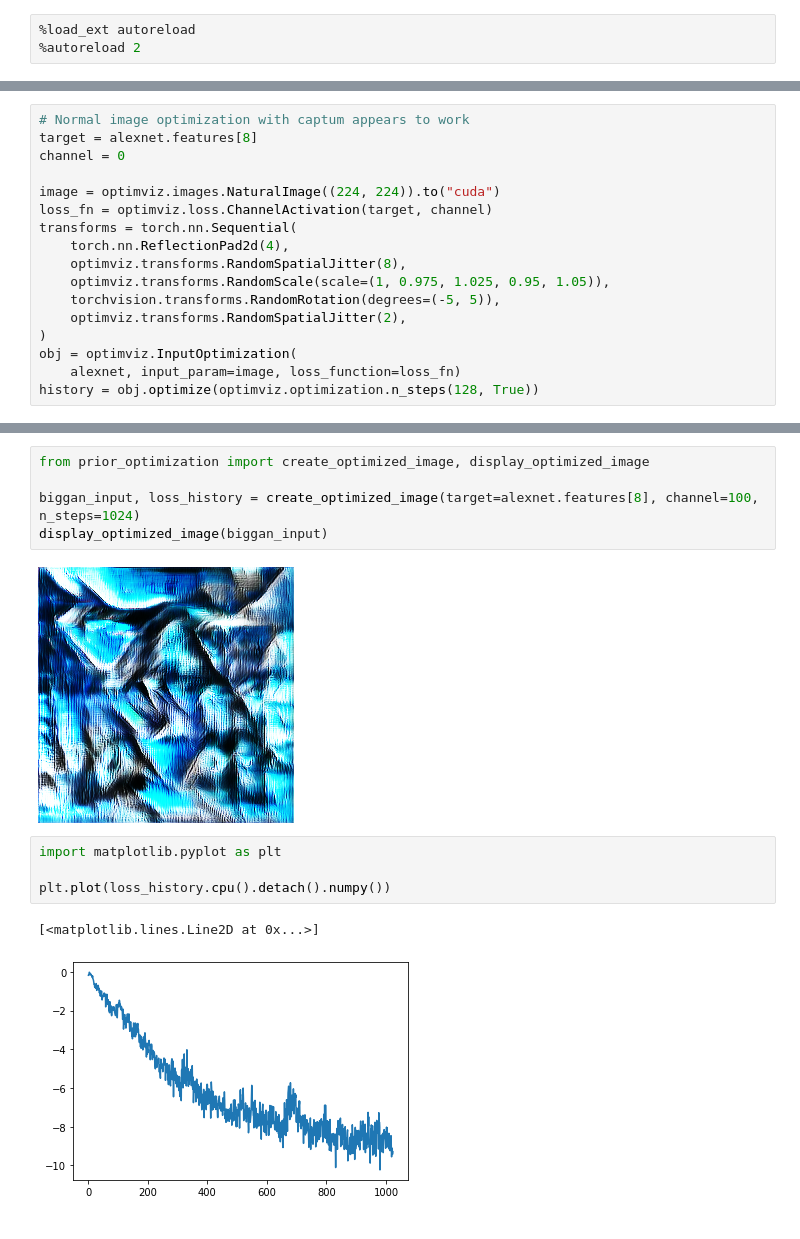
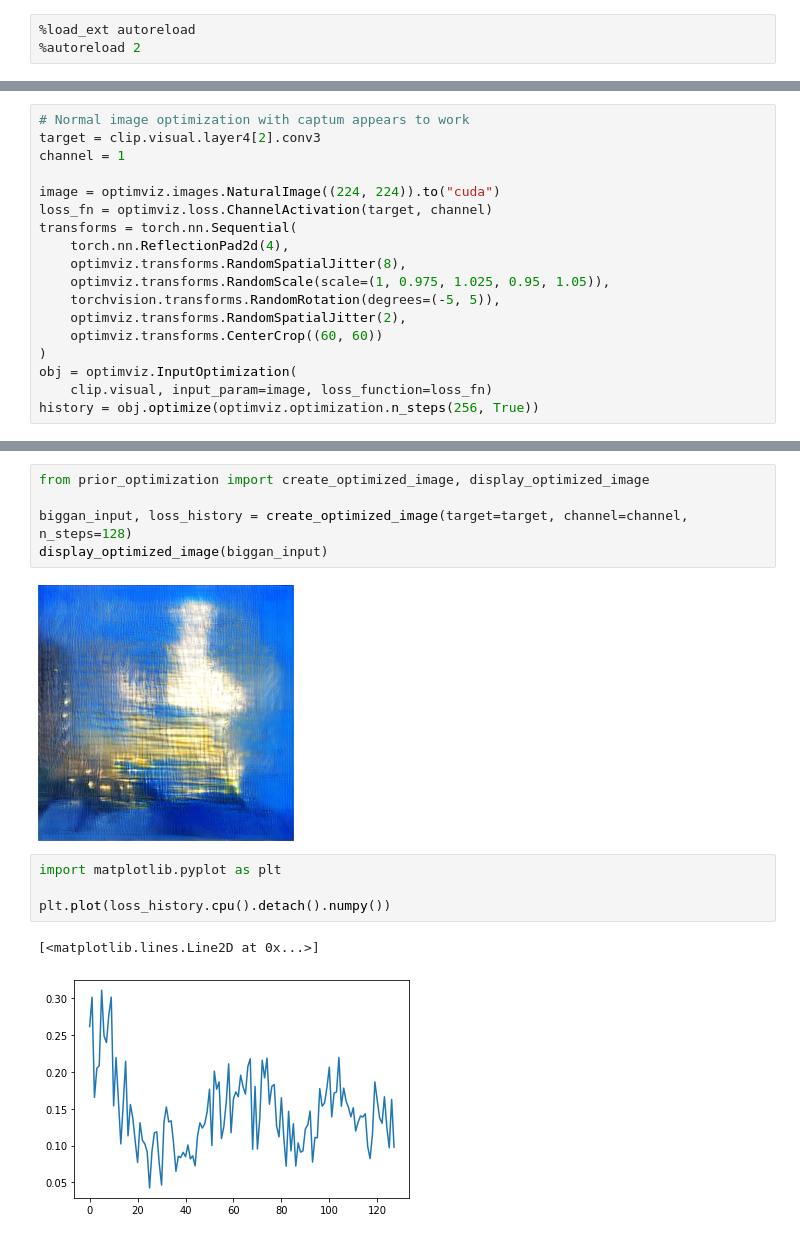
Before and after one commit to jackaldenryan/231nFinalProject, a Jupyter notebook: realization.ipynb, the cells around one changed output, grey strips where cells are left out. Drawn from its saved outputs; the diff is of its cells as text.

Commit message:
Try using clip (probably not worth)

```diff
--- a/realization.ipynb
+++ b/realization.ipynb
@@ -32,7 +31,7 @@ AlexNet(
 # %%
 # Normal image optimization with captum appears to work
-target = alexnet.features[8]
-channel = 0
+target = clip.visual.layer4[2].conv3
+channel = 1
 
 image = optimviz.images.NaturalImage((224, 224)).to("cuda")
 loss_fn = optimviz.loss.ChannelActivation(target, channel)
@@ -42,10 +41,11 @@ transforms = torch.nn.Sequential(
     optimviz.transforms.RandomScale(scale=(1, 0.975, 1.025, 0.95, 1.05)),
     torchvision.transforms.RandomRotation(degrees=(-5, 5)),
     optimviz.transforms.RandomSpatialJitter(2),
+    optimviz.transforms.CenterCrop((60, 60))
 )
 obj = optimviz.InputOptimization(
-    alexnet, input_param=image, loss_function=loss_fn)
-history = obj.optimize(optimviz.optimization.n_steps(128, True))
+    clip.visual, input_param=image, loss_function=loss_fn)
+history = obj.optimize(optimviz.optimization.n_steps(256, True))
 # %%
 image().show()
 # %% [output]
@@ -53,14 +53,14 @@ image().show()
 # %%
 from prior_optimization import create_optimized_image, display_optimized_image
 
-biggan_input, loss_history = create_optimized_image(target=alexnet.features[8], channel=100, n_steps=1024)
+biggan_input, loss_history = create_optimized_image(target=target, channel=channel, n_steps=128)
 display_optimized_image(biggan_input)
 # %% [output]
-[figure, old version]
+[figure, new version]
 # %%
 import matplotlib.pyplot as plt
 
 plt.plot(loss_history.cpu().detach().numpy())
 # %% [output]
 [<matplotlib.lines.Line2D at 0x...>]
-[figure, old version]
+[figure, new version]
```
Also changed, not shown: parts of 5 cells of this notebook, 4 other files.
